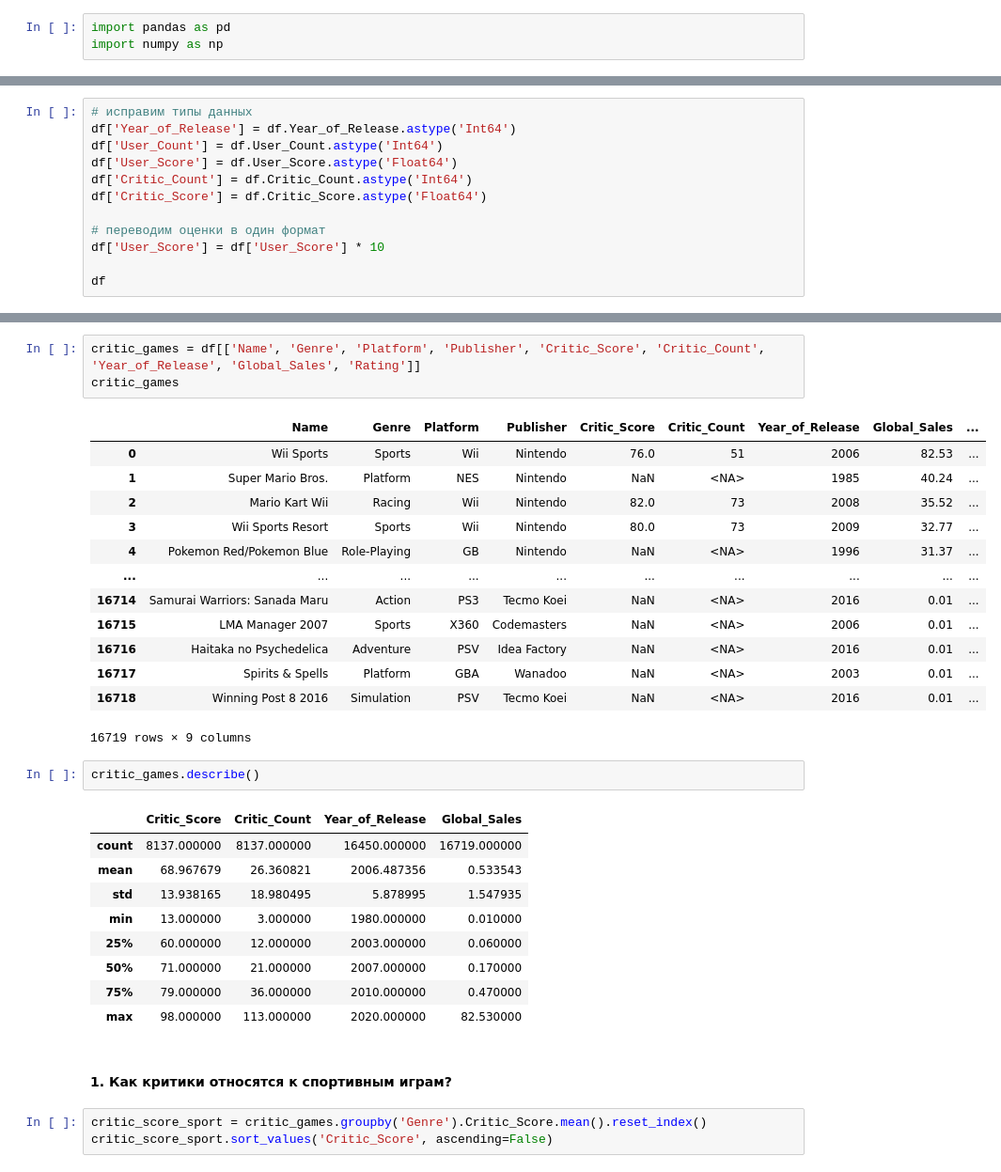
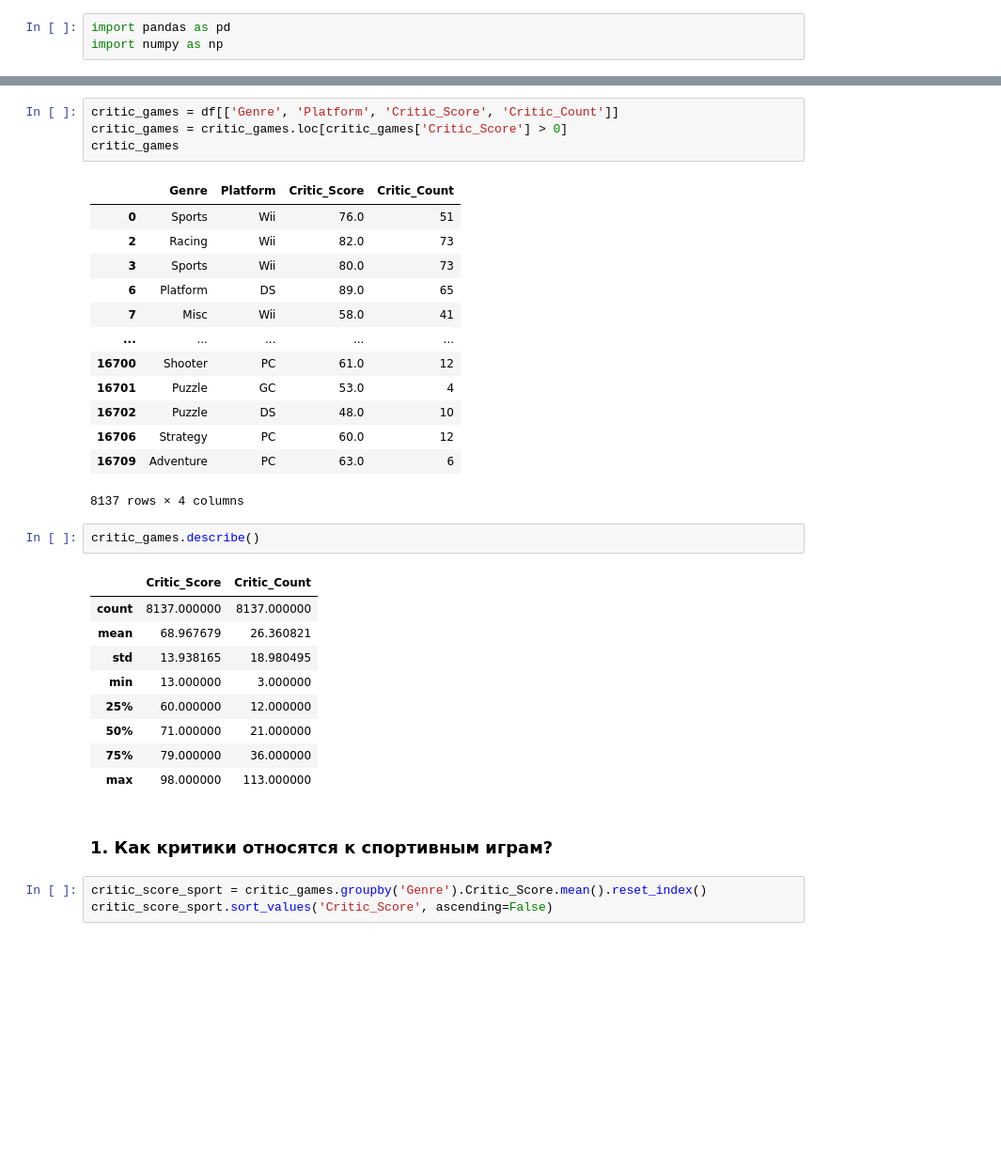
Before and after one commit to Gralex78/Home-Work-PYDA-20, a Jupyter notebook: 21_Case_Study/HW_#21.ipynb, the cells around one changed output, grey strips where cells are left out. Shown at 94% size. Cells and saved outputs as stored; diff of their text form; blank space fills up the shorter version.

```diff
--- a/21_Case_Study/HW_#21.ipynb
+++ b/21_Case_Study/HW_#21.ipynb
@@ -24,12 +25,0 @@ df['User_Score'].replace('tbd', np.NaN, inplace=True)
-# %%
-# исправим типы данных
-df['Year_of_Release'] = df.Year_of_Release.astype('Int64')
-df['User_Count'] = df.User_Count.astype('Int64')
-df['User_Score'] = df.User_Score.astype('Float64')
-df['Critic_Count'] = df.Critic_Count.astype('Int64')
-df['Critic_Score'] = df.Critic_Score.astype('Float64')
-
-# переводим оценки в один формат
-df['User_Score'] = df['User_Score'] * 10
-
-df
@@ -80,34 +26,35 @@ memory usage: 2.1+ MB
 # %%
-critic_games = df[['Name', 'Genre', 'Platform', 'Publisher', 'Critic_Score', 'Critic_Count', 'Year_of_Release', 'Global_Sales', 'Rating']]
+critic_games = df[['Genre', 'Platform', 'Critic_Score', 'Critic_Count']]
+critic_games = critic_games.loc[critic_games['Critic_Score'] > 0]
 critic_games
 # %% [output]
-|  | Name | Genre | Platform | Publisher | Critic_Score | Critic_Count | Year_of_Release | Global_Sales | ... |
-| 0 | Wii Sports | Sports | Wii | Nintendo | 76.0 | 51 | 2006 | 82.53 | ... |
-| 1 | Super Mario Bros. | Platform | NES | Nintendo | NaN | <NA> | 1985 | 40.24 | ... |
-| 2 | Mario Kart Wii | Racing | Wii | Nintendo | 82.0 | 73 | 2008 | 35.52 | ... |
-| 3 | Wii Sports Resort | Sports | Wii | Nintendo | 80.0 | 73 | 2009 | 32.77 | ... |
-| 4 | Pokemon Red/Pokemon Blue | Role-Playing | GB | Nintendo | NaN | <NA> | 1996 | 31.37 | ... |
-| ... | ... | ... | ... | ... | ... | ... | ... | ... | ... |
-| 16714 | Samurai Warriors: Sanada Maru | Action | PS3 | Tecmo Koei | NaN | <NA> | 2016 | 0.01 | ... |
-| 16715 | LMA Manager 2007 | Sports | X360 | Codemasters | NaN | <NA> | 2006 | 0.01 | ... |
-| 16716 | Haitaka no Psychedelica | Adventure | PSV | Idea Factory | NaN | <NA> | 2016 | 0.01 | ... |
-| 16717 | Spirits & Spells | Platform | GBA | Wanadoo | NaN | <NA> | 2003 | 0.01 | ... |
-| 16718 | Winning Post 8 2016 | Simulation | PSV | Tecmo Koei | NaN | <NA> | 2016 | 0.01 | ... |
+|  | Genre | Platform | Critic_Score | Critic_Count |
+| 0 | Sports | Wii | 76.0 | 51 |
+| 2 | Racing | Wii | 82.0 | 73 |
+| 3 | Sports | Wii | 80.0 | 73 |
+| 6 | Platform | DS | 89.0 | 65 |
+| 7 | Misc | Wii | 58.0 | 41 |
+| ... | ... | ... | ... | ... |
+| 16700 | Shooter | PC | 61.0 | 12 |
+| 16701 | Puzzle | GC | 53.0 | 4 |
+| 16702 | Puzzle | DS | 48.0 | 10 |
+| 16706 | Strategy | PC | 60.0 | 12 |
+| 16709 | Adventure | PC | 63.0 | 6 |
-16719 rows × 9 columns
+8137 rows × 4 columns
 # %%
 critic_games.describe()
 # %% [output]
-|  | Critic_Score | Critic_Count | Year_of_Release | Global_Sales |
-| count | 8137.000000 | 8137.000000 | 16450.000000 | 16719.000000 |
-| mean | 68.967679 | 26.360821 | 2006.487356 | 0.533543 |
-| std | 13.938165 | 18.980495 | 5.878995 | 1.547935 |
-| min | 13.000000 | 3.000000 | 1980.000000 | 0.010000 |
-| 25% | 60.000000 | 12.000000 | 2003.000000 | 0.060000 |
-| 50% | 71.000000 | 21.000000 | 2007.000000 | 0.170000 |
-| 75% | 79.000000 | 36.000000 | 2010.000000 | 0.470000 |
-| max | 98.000000 | 113.000000 | 2020.000000 | 82.530000 |
+|  | Critic_Score | Critic_Count |
+| count | 8137.000000 | 8137.000000 |
+| mean | 68.967679 | 26.360821 |
+| std | 13.938165 | 18.980495 |
+| min | 13.000000 | 3.000000 |
+| 25% | 60.000000 | 12.000000 |
+| 50% | 71.000000 | 21.000000 |
+| 75% | 79.000000 | 36.000000 |
+| max | 98.000000 | 113.000000 |
 # %% [markdown]
-#### 1. Как критики относятся к спортивным играм?
+### 1. Как критики относятся к спортивным играм?
 # %%
 critic_score_sport = critic_games.groupby('Genre').Critic_Score.mean().reset_index()
 critic_score_sport.sort_values('Critic_Score', ascending=False)
```
Also changed, not shown: parts of 40 cells of this notebook.
